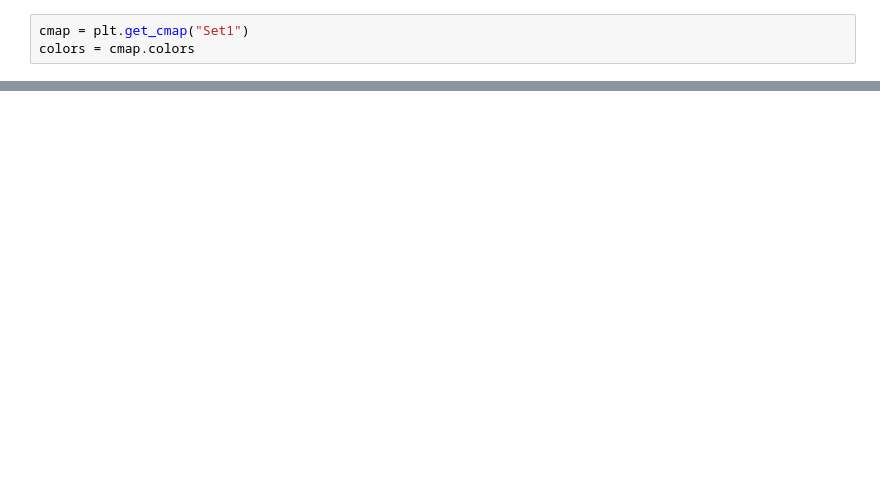
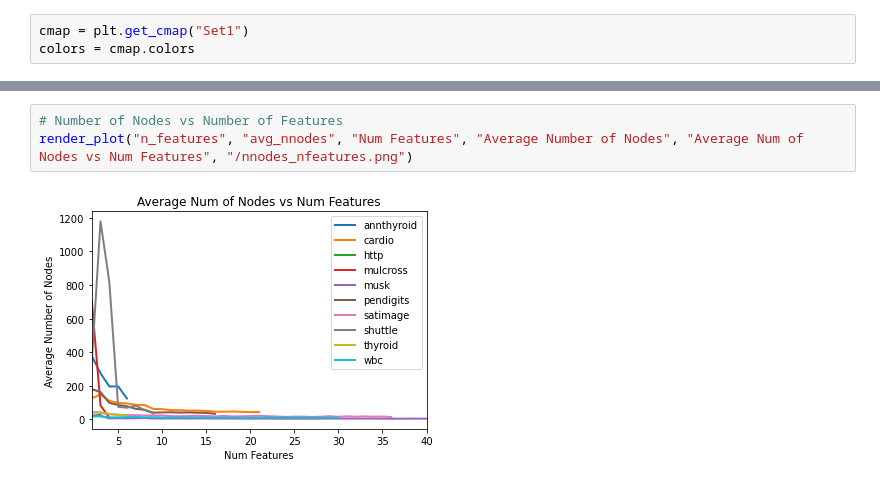
Before and after one commit to PeterVanNostrand/FACET, a Jupyter notebook: figures/vary-dim/vary_dim.ipynb, the cells around one changed output, grey strips where cells are left out. Saved outputs shown, nothing was run; the diff lists cells and outputs as text; blank space fills up the shorter version.

```diff
--- a/figures/vary-dim/vary_dim.ipynb
+++ b/figures/vary-dim/vary_dim.ipynb
@@ -179,0 +125,5 @@ plt.savefig(fig_output_path + "/jaccard_nfeatures.png")
+# %%
+# Number of Nodes vs Number of Features
+render_plot("n_features", "avg_nnodes", "Num Features", "Average Number of Nodes", "Average Num of Nodes vs Num Features", "/nnodes_nfeatures.png")
+# %% [output]
+[figure, added]
```
Also changed, not shown: parts of 21 cells of this notebook, 13 other files.
